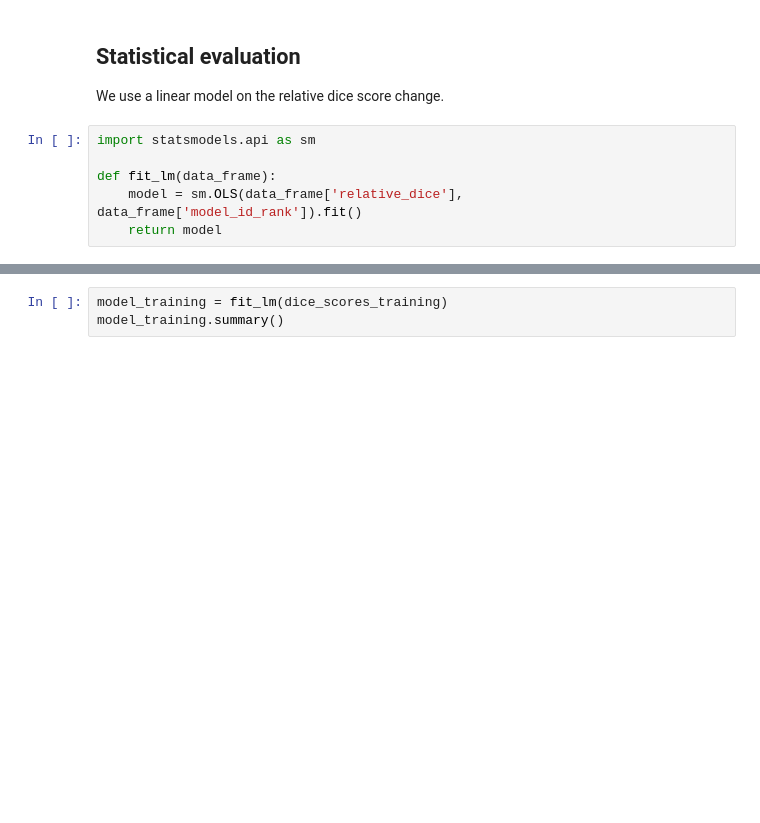
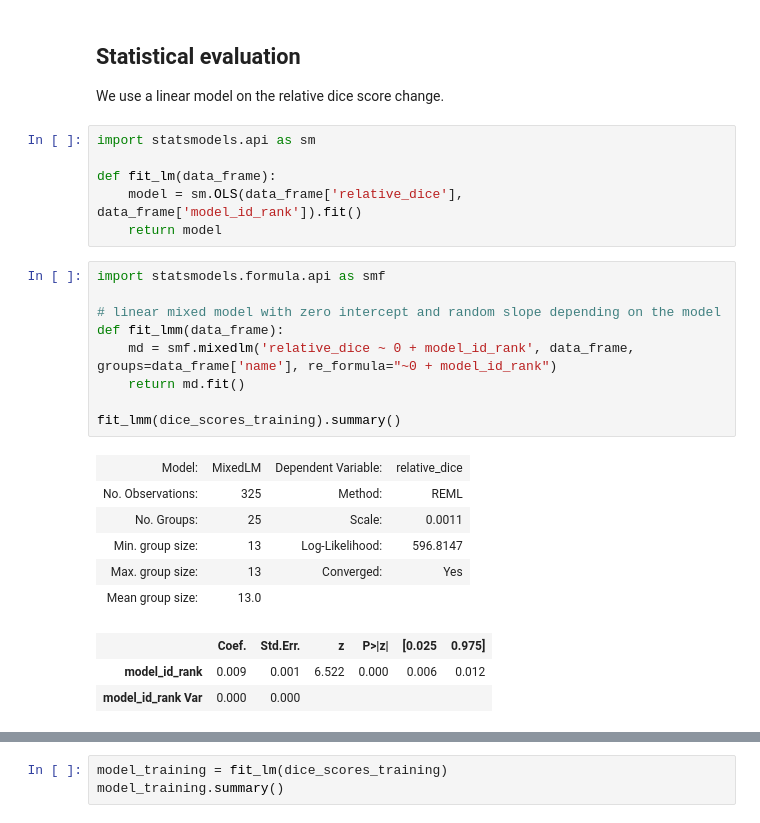
Before and after one commit to dafne-imaging/dafne-evaluation, a Jupyter notebook: dafne_figures.ipynb, the cells around one changed output, grey strips where cells are left out. Drawn from its saved outputs; the diff is of its cells as text; blank space fills up the shorter version.

Commit message:
Mixed effects model

```diff
--- a/dafne_figures.ipynb
+++ b/dafne_figures.ipynb
@@ -380,3 +380,22 @@ import statsmodels.api as sm
 def fit_lm(data_frame):
     model = sm.OLS(data_frame['relative_dice'], data_frame['model_id_rank']).fit()
     return model
+# %%
+import statsmodels.formula.api as smf
+
+# linear mixed model with zero intercept and random slope depending on the model
+def fit_lmm(data_frame):
+    md = smf.mixedlm('relative_dice ~ 0 + model_id_rank', data_frame, groups=data_frame['name'], re_formula="~0 + model_id_rank")
+    return md.fit()
+
+fit_lmm(dice_scores_training).summary()
+# %% [output]
+| Model: | MixedLM | Dependent Variable: | relative_dice |
+| No. Observations: | 325 | Method: | REML |
+| No. Groups: | 25 | Scale: | 0.0011 |
+| Min. group size: | 13 | Log-Likelihood: | 596.8147 |
+| Max. group size: | 13 | Converged: | Yes |
+| Mean group size: | 13.0 |  |  |
+|  | Coef. | Std.Err. | z | P>|z| | [0.025 | 0.975] |
+| model_id_rank | 0.009 | 0.001 | 6.522 | 0.000 | 0.006 | 0.012 |
+| model_id_rank Var | 0.000 | 0.000 |  |  |  |  |
```
Also changed, not shown: parts of 1 cell of this notebook.
